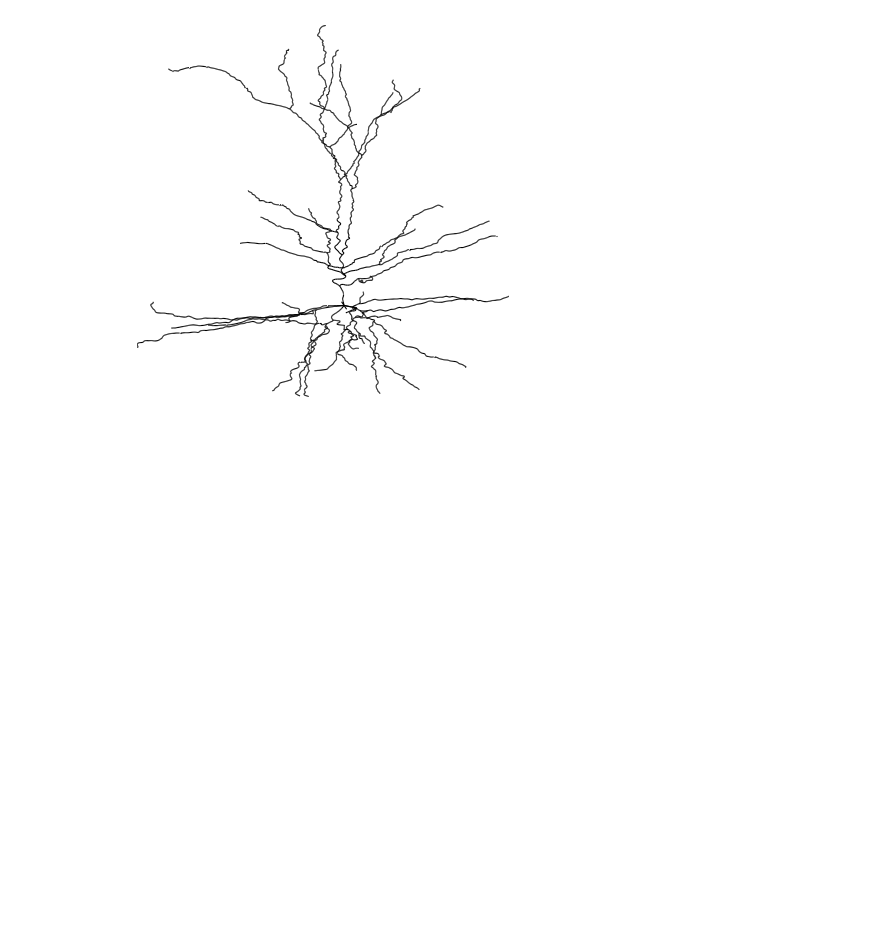
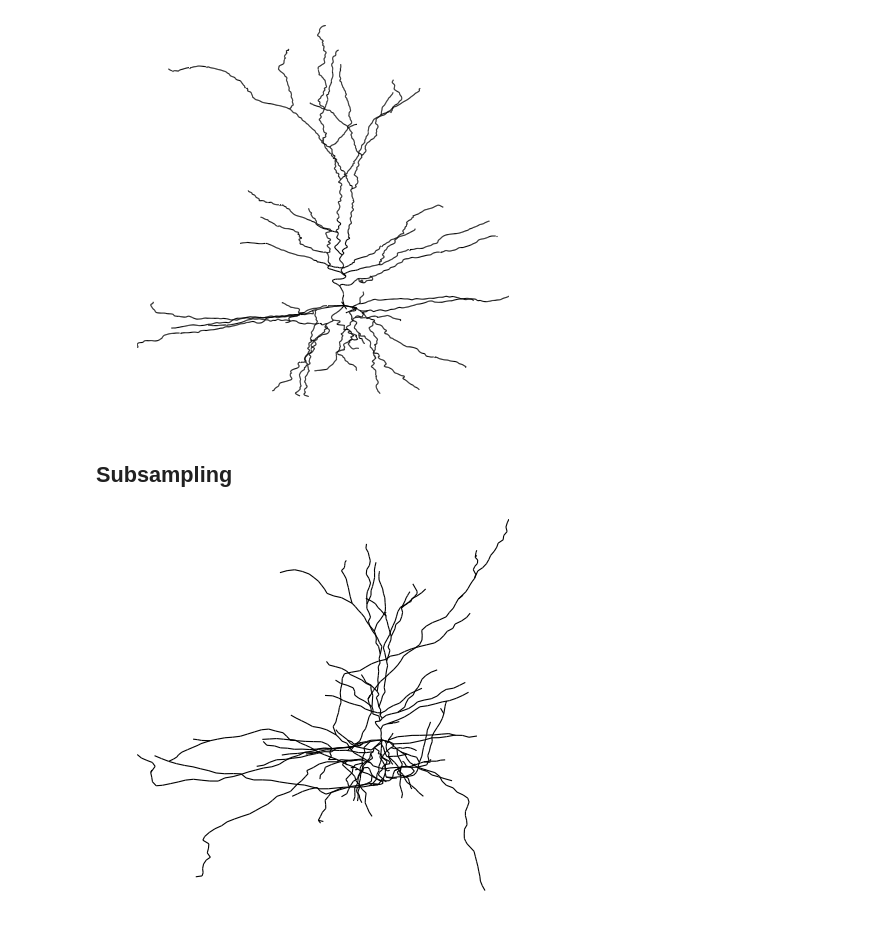
Before and after one commit to BonsaiNet/McNeuron, a Jupyter notebook: How to use McNeuron to depict a neuron.ipynb, the cells around one changed output. Drawn from its saved outputs; the diff is of its cells as text; code cells hidden in the pictures; blank space fills up the shorter version.

Commit message:
tutorial for subsampling added

```diff
--- a/How to use McNeuron to depict a neuron.ipynb
+++ b/How to use McNeuron to depict a neuron.ipynb
@@ -20,3 +24,14 @@ dendrite = S.select_part_of_neuron(part='dendrite')
 McNeuron.visualize.plot_2D(dendrite)
 # %% [output]
 [figure]
+# %% [markdown]
+## Subsampling
+# %%
+S = McNeuron.subsample.Subsample()
+S.set_swc(swc_matrix)
+S.fit()
+subsampled_neuron = S.subsample(subsample_type='straigthen', length=15)
+
+McNeuron.visualize.plot_2D(subsampled_neuron)
+# %% [output]
+[figure, added]
```
Also changed, not shown: parts of 2 cells of this notebook.
